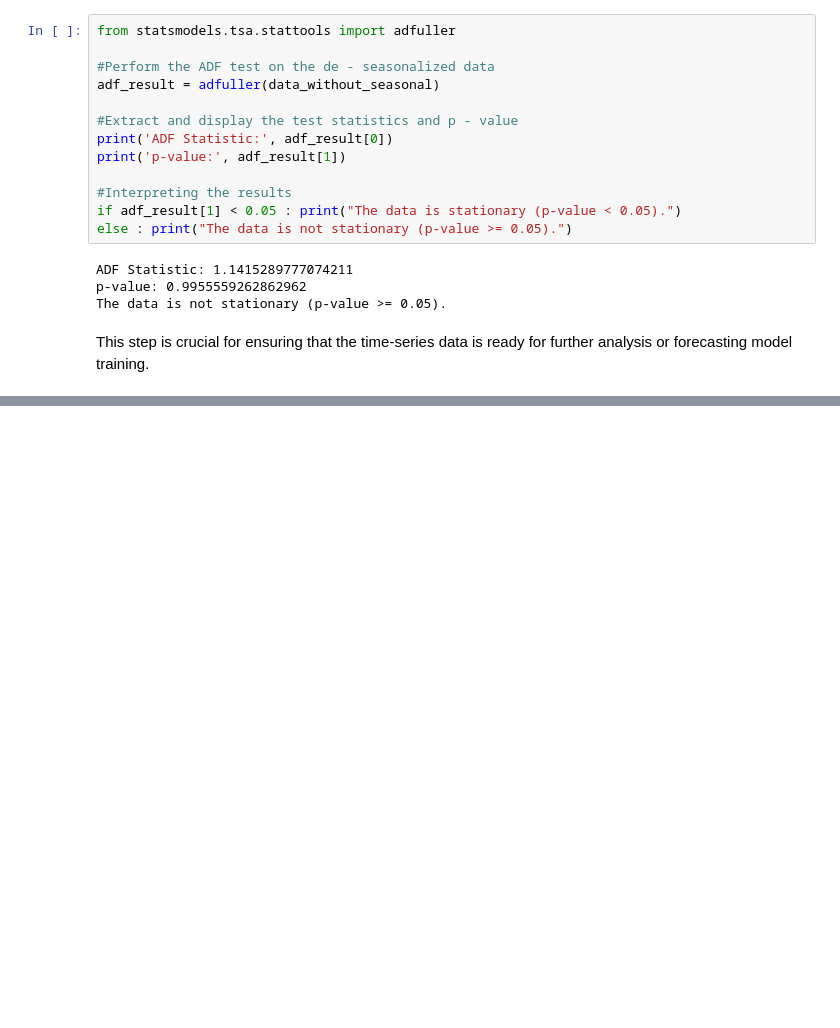
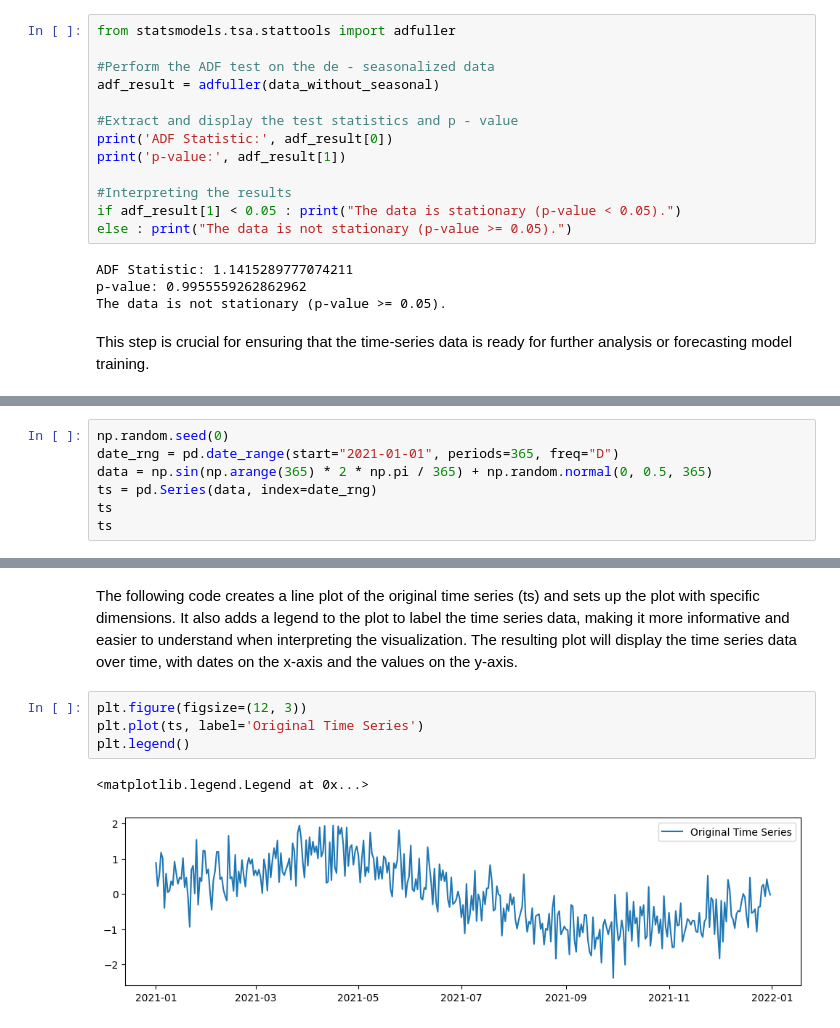
Before and after one commit to ketanp23/scsd-ddm-class, a Jupyter notebook: TimeSeries_Visualizations.ipynb, the cells around one changed output, grey strips where cells are left out. Saved outputs shown, nothing was run; the diff lists cells and outputs as text; blank space fills up the shorter version.

```diff
--- a/TimeSeries_Visualizations.ipynb
+++ b/TimeSeries_Visualizations.ipynb
@@ -161,0 +176,7 @@ This step is crucial for ensuring that the time-series data is ready for further
+# %%
+np.random.seed(0)
+date_rng = pd.date_range(start="2021-01-01", periods=365, freq="D")
+data = np.sin(np.arange(365) * 2 * np.pi / 365) + np.random.normal(0, 0.5, 365)
+ts = pd.Series(data, index=date_rng)
+ts
+ts
@@ -161,0 +198,9 @@ This step is crucial for ensuring that the time-series data is ready for further
+# %% [markdown]
+The following code creates a line plot of the original time series (ts) and sets up the plot with specific dimensions. It also adds a legend to the plot to label the time series data, making it more informative and easier to understand when interpreting the visualization. The resulting plot will display the time series data over time, with dates on the x-axis and the values on the y-axis.
+# %%
+plt.figure(figsize=(12, 3))
+plt.plot(ts, label='Original Time Series')
+plt.legend()
+# %% [output]
+<matplotlib.legend.Legend at 0x...>
+[figure, added]
```
Also changed, not shown: parts of 18 cells of this notebook.
